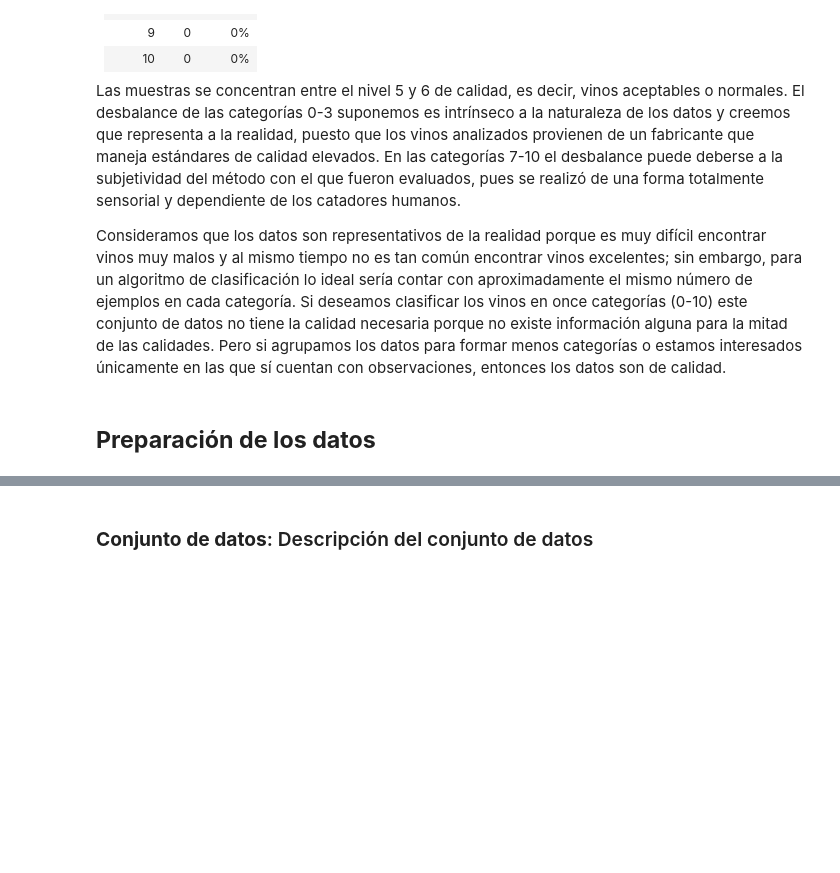
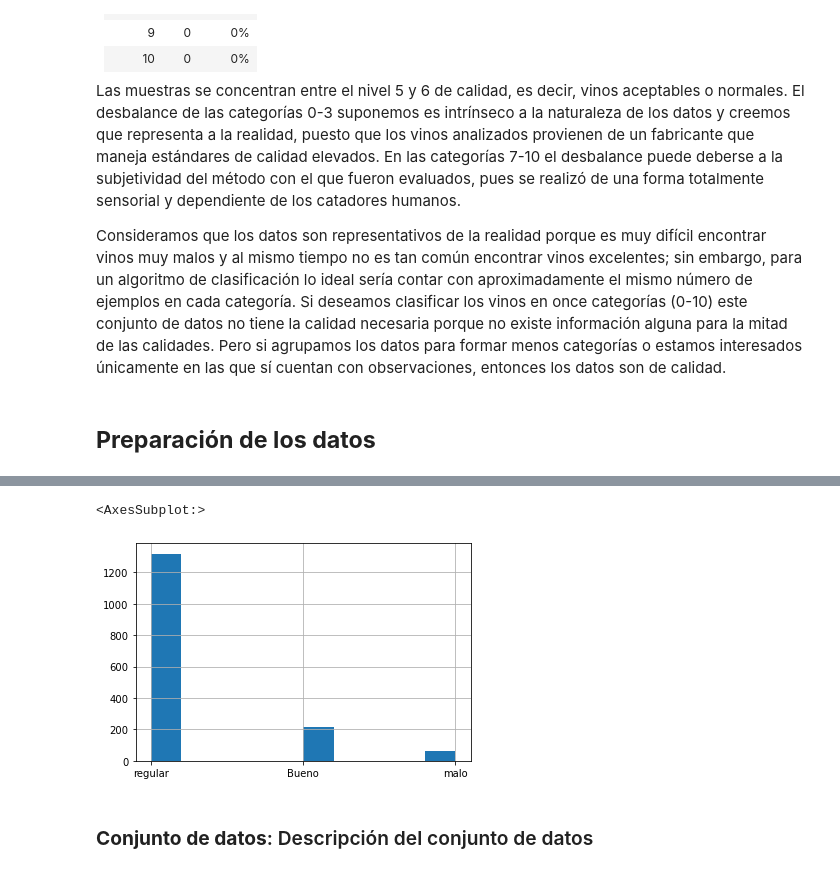
Before and after one commit to Pedro-Hdez/winequalityred-classificator, a Jupyter notebook: 2021-10-23.ipynb, the cells around one changed output, grey strips where cells are left out. Cells and saved outputs as stored; diff of their text form; code cells hidden in the pictures; blank space fills up the shorter version.

```diff
--- a/2021-10-23.ipynb
+++ b/2021-10-23.ipynb
@@ -414,0 +485,10 @@ Consideramos que los datos son representativos de la realidad porque es muy dif
+# %%
+conditions = [
+    (df.quality.isin([3,4])),
+    (df.quality.isin([5,6])),
+    (df.quality.isin([7,8])),
+]
+quality_tags = ['malo', 'regular', 'Bueno']
+
+df_1 = df.copy()
+df_1["CAT quality"] = np.select(conditions, quality_tags)
@@ -415,3 +504,8 @@ Consideramos que los datos son representativos de la realidad porque es muy dif
+# %%
+df_1['CAT quality'].hist()
+# %% [output]
+<AxesSubplot:>
+[figure, added]
 # %% [markdown]
 ### **Conjunto de datos**: Descripción del conjunto de datos
 # %% [markdown]
```
Also changed, not shown: parts of 21 cells of this notebook, 1 other file.
